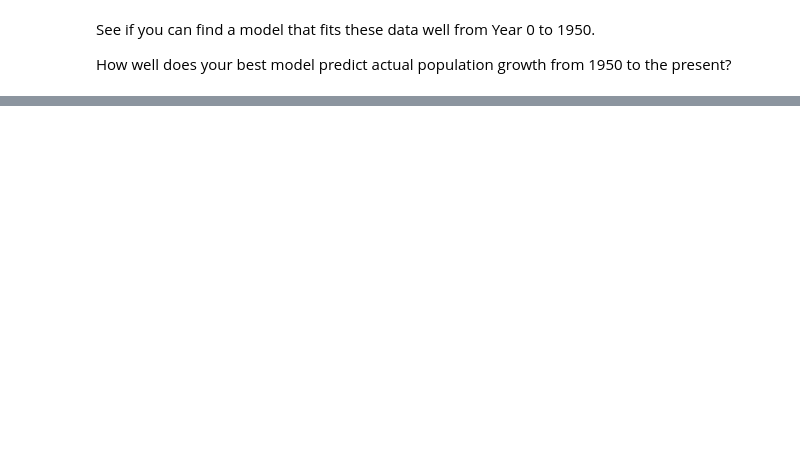
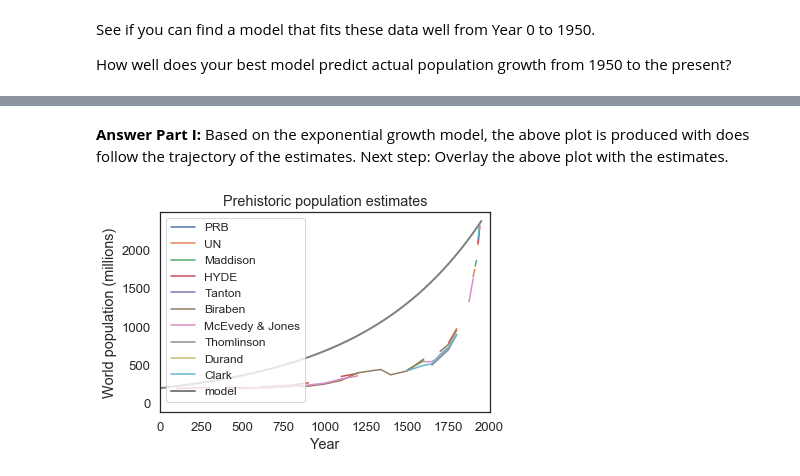
Before and after one commit to ptanofsky/ModSimPy, a Jupyter notebook: notebooks/chap10.ipynb, the cells around one changed output, grey strips where cells are left out. Cells and saved outputs as stored; diff of their text form; code cells hidden in the pictures; blank space fills up the shorter version.

```diff
--- a/notebooks/chap10.ipynb
+++ b/notebooks/chap10.ipynb
@@ -238,0 +301,12 @@ How well does your best model predict actual population growth from 1950 to the
+# %% [markdown]
+**Answer Part I:** Based on the exponential growth model, the above plot is produced with does follow the trajectory of the estimates. Next step: Overlay the above plot with the estimates.
+# %%
+# Overlay above plot with the estimates from above
+table1.plot()
+plot(results, color='gray', label='model')
+decorate(xlim=[0, 2000], xlabel='Year',
+         ylabel='World population (millions)',
+         title='Prehistoric population estimates')
+plt.legend(fontsize='small');
+# %% [output]
+[figure, added]
```
Also changed, not shown: parts of 23 cells of this notebook.
